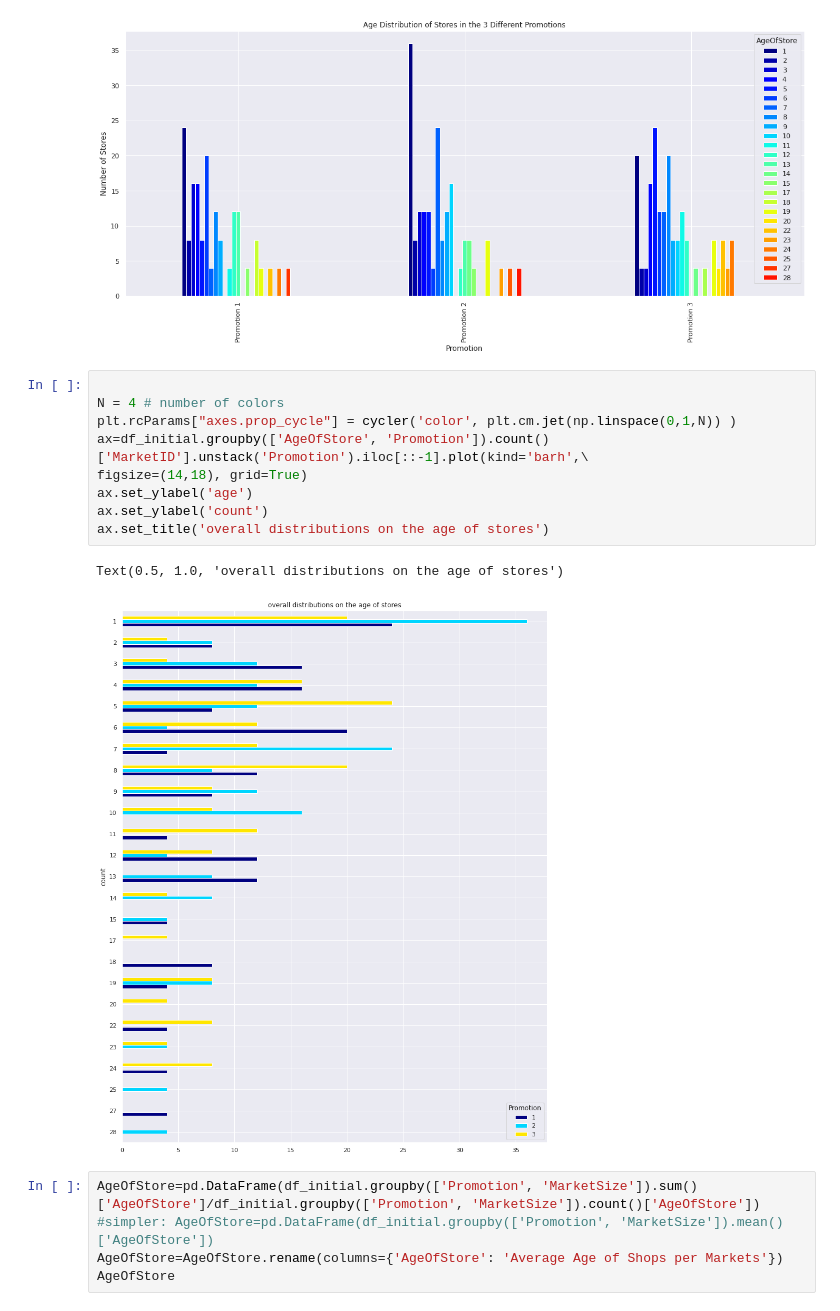
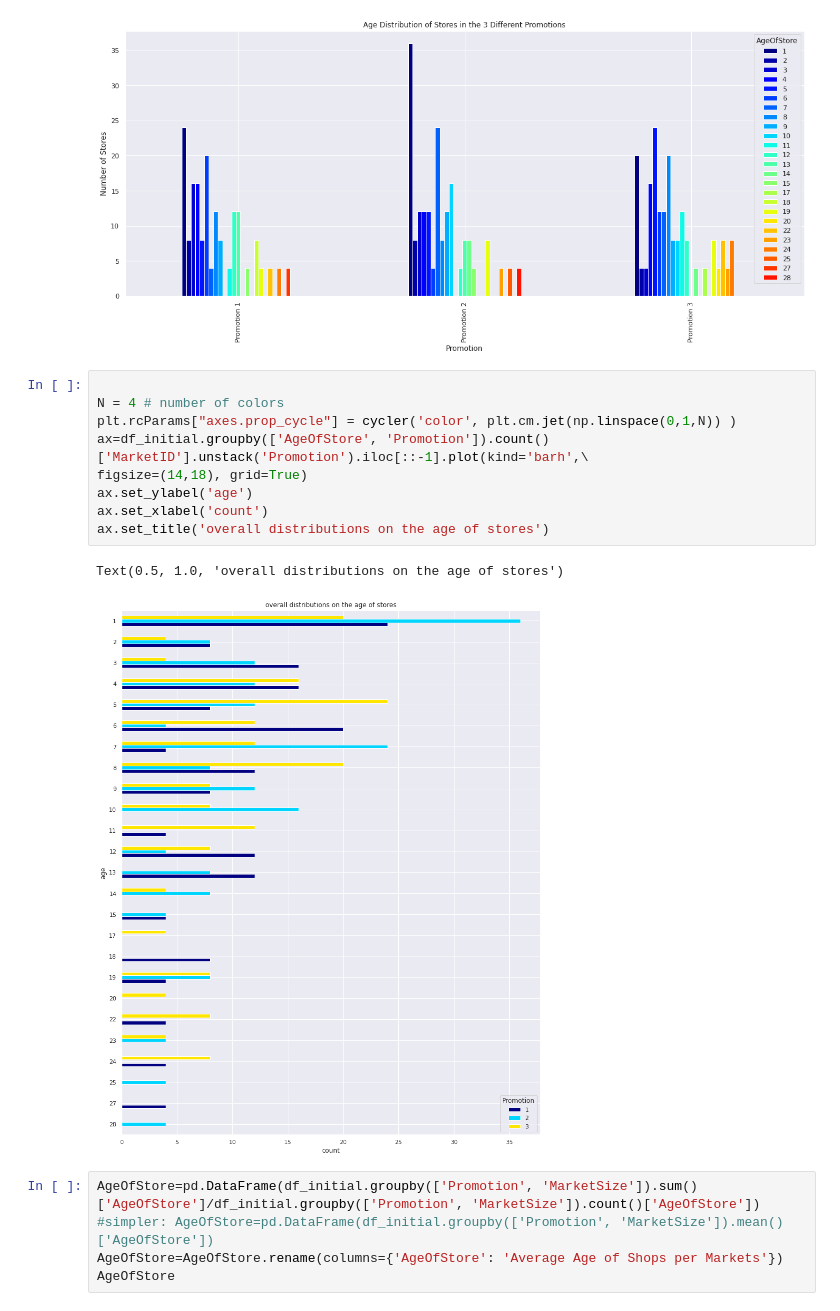
Before and after one commit to vbanai/ML-Technics-in-Retail, a Jupyter notebook: A_B_Tests_(fast_food_marketing_campaign,_webdesign).ipynb, the cells around one changed output. Cells and saved outputs as stored; diff of their text form.

```diff
--- a/A_B_Tests_(fast_food_marketing_campaign,_webdesign).ipynb
+++ b/A_B_Tests_(fast_food_marketing_campaign,_webdesign).ipynb
@@ -106,15 +108,15 @@ AgeOfStore.plot(kind="bar", figsize=(20,8),\
 # %%
 
 N = 4 # number of colors
 plt.rcParams["axes.prop_cycle"] = cycler('color', plt.cm.jet(np.linspace(0,1,N)) )
 ax=df_initial.groupby(['AgeOfStore', 'Promotion']).count()['MarketID'].unstack('Promotion').iloc[::-1].plot(kind='barh',\
 figsize=(14,18), grid=True)
 ax.set_ylabel('age')
-ax.set_ylabel('count')
+ax.set_xlabel('count')
 ax.set_title('overall distributions on the age of stores')
 # %% [output]
 Text(0.5, 1.0, 'overall distributions on the age of stores')
-[figure, old version]
+[figure, new version]
 # %%
 AgeOfStore=pd.DataFrame(df_initial.groupby(['Promotion', 'MarketSize']).sum()['AgeOfStore']/df_initial.groupby(['Promotion', 'MarketSize']).count()['AgeOfStore'])
 #simpler: AgeOfStore=pd.DataFrame(df_initial.groupby(['Promotion', 'MarketSize']).mean()['AgeOfStore'])
```
Also changed, not shown: parts of 1 cell of this notebook.
